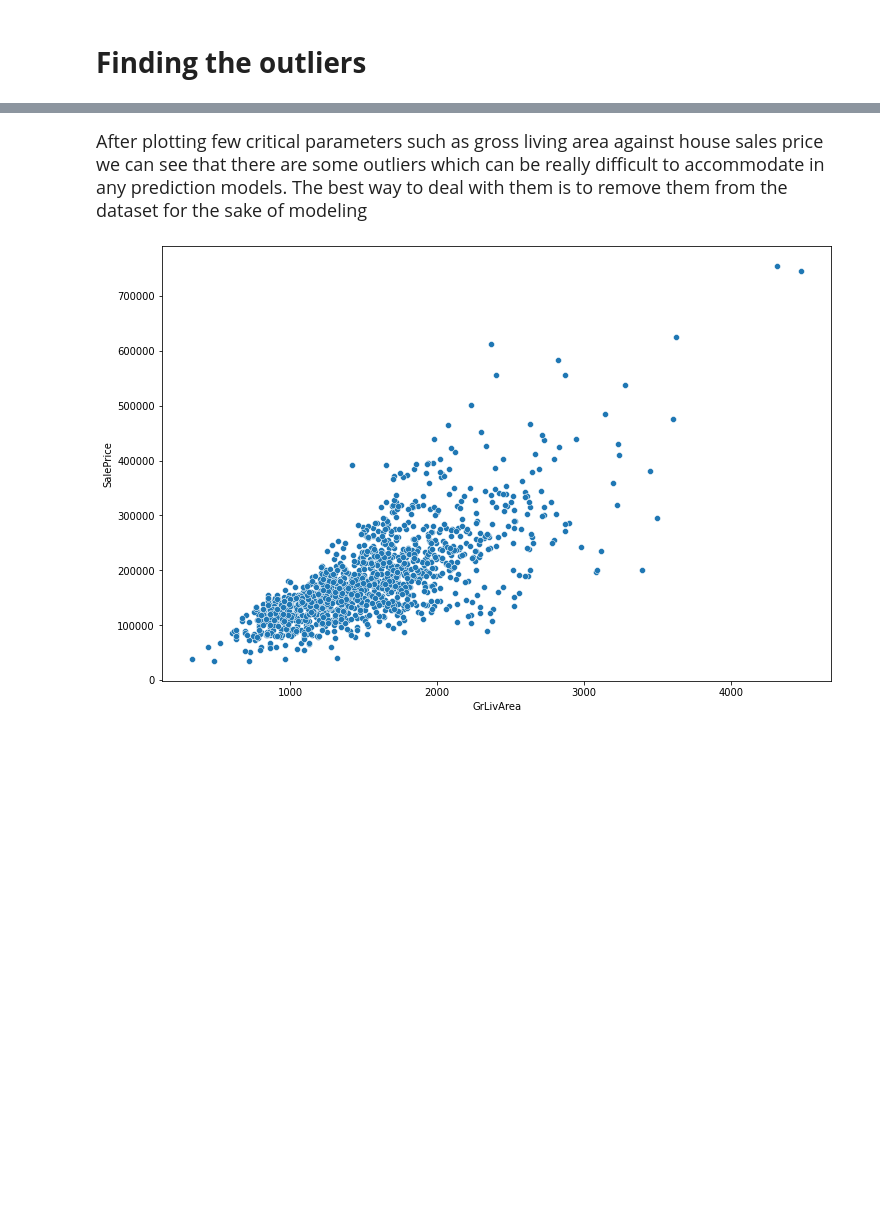
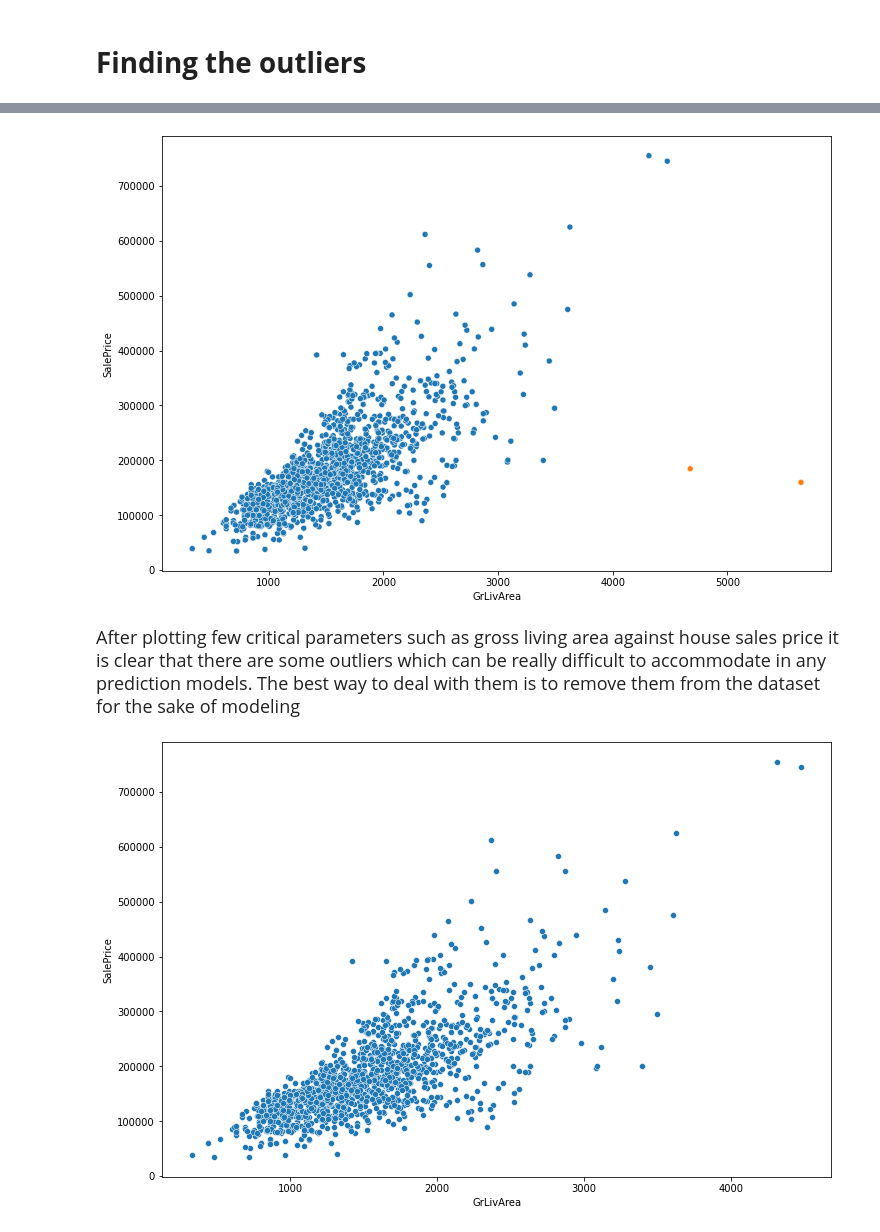
Before and after one commit to the-sujit/Ames_Housing_Prices_Prediction_Kaggle, a Jupyter notebook: ames-housing-prices-prediction.ipynb, the cells around one changed output, grey strips where cells are left out. Cells and saved outputs as stored; diff of their text form; code cells hidden in the pictures; blank space fills up the shorter version.

```diff
--- a/ames-housing-prices-prediction.ipynb
+++ b/ames-housing-prices-prediction.ipynb
@@ -18,15 +18,9 @@ df_test = pd.read_csv('../input/house-prices-advanced-regression-techniques/test
 # **Finding the outliers**
 # %%
 is_outlier = (df_train['GrLivArea']>4000)&(df_train['SalePrice']<700000)
-# sns.scatterplot(data=df_train['total_bill'], hue=is_outlier)
 
-#fig, ax = plt.subplots(figsize=(12,8))
-#sns.scatterplot(data=df_train, x='GrLivArea', y='SalePrice',hue=is_outlier, ax=ax, legend = False);
+fig, ax = plt.subplots(figsize=(12,8))
+sns.scatterplot(data=df_train, x='GrLivArea', y='SalePrice',hue=is_outlier, ax=ax, legend = False);
 
-figure = px.scatter(df_train, x='GrLivArea', y='SalePrice', color=is_outlier)
-# ax.axhline(y=300000 , color='Black', dashes=(4,1,2,1))
-# ax.axvline(x=4000, color='Grey', dashes=(2,1,1,1))
-# ax.legend(False)
-# ax.fill_between(4000, 30000,facecolor ='black', alpha = 0.8)
-figure.show()
+fig.show()
 # %% [output]
@@ -34,5 +27,6 @@ figure.show()
+[figure, added]
 # %% [markdown]
 <span style="font-size:18px;">
-    After plotting few critical parameters such as gross living area against house sales price we can see that there are some outliers which can be really difficult to accommodate in any prediction models. The best way to deal with them is to remove them from the dataset for the sake of modeling
+    After plotting few critical parameters such as gross living area against house sales price it is clear that there are some outliers which can be really difficult to accommodate in any prediction models. The best way to deal with them is to remove them from the dataset for the sake of modeling
 </span>
 # %%
```
Also changed, not shown: parts of 76 cells of this notebook.
